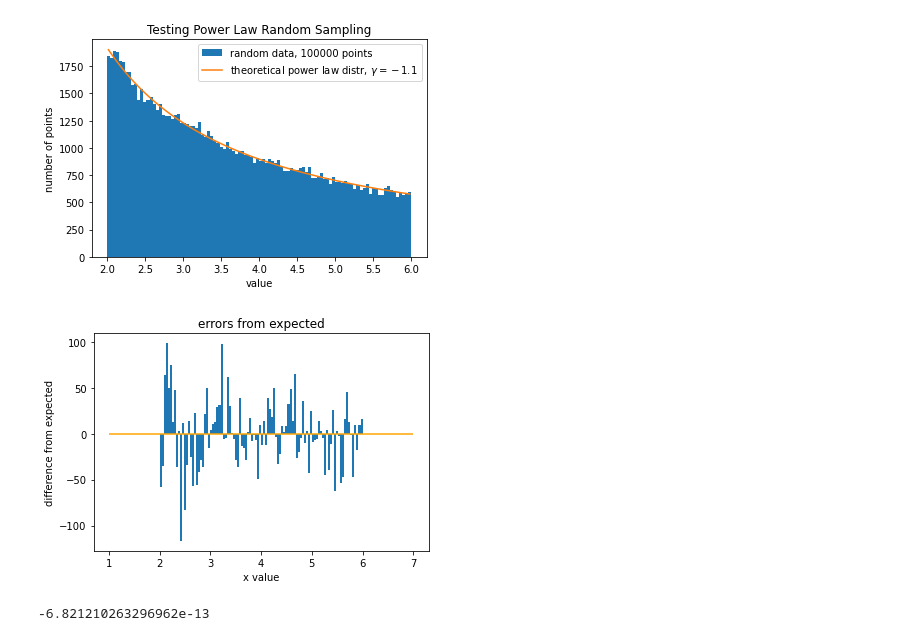
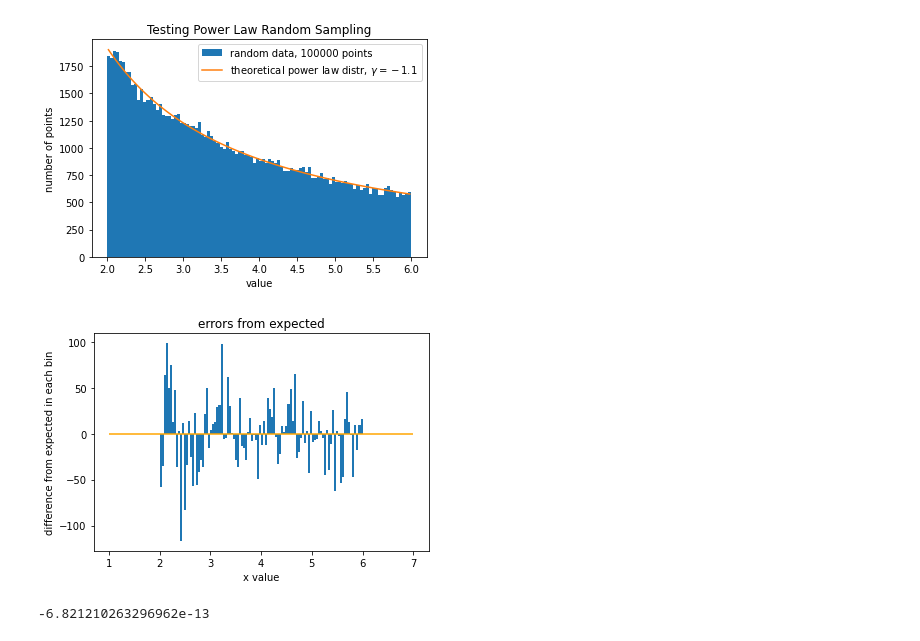
Before and after one commit to will-s-h/FRB-Project, a Jupyter notebook: Programs/ktau sim 2.0.ipynb, the cells around one changed output. Cells and saved outputs as stored; diff of their text form; code cells hidden in the pictures.

```diff
--- a/Programs/ktau sim 2.0.ipynb
+++ b/Programs/ktau sim 2.0.ipynb
@@ -57,14 +58,14 @@ plt.show()
 # %%
 # plot errors
 counts, bin_edges = np.histogram(data, bins=bins) #identical to above plot
 plt.bar(x, counts-pdf, width=(b-a)/bins)
 plt.hlines(0, a-1, b+1, colors='orange')
 plt.title('errors from expected')
-plt.ylabel('difference from expected')
+plt.ylabel('difference from expected in each bin')
 plt.xlabel('x value')
 plt.show()
 # %% [output]
-[figure, old version]
+[figure, new version]
 # %%
 #confirm that errors add up to ~0
 sum(counts-pdf)
```
Also changed, not shown: parts of 20 cells of this notebook.
